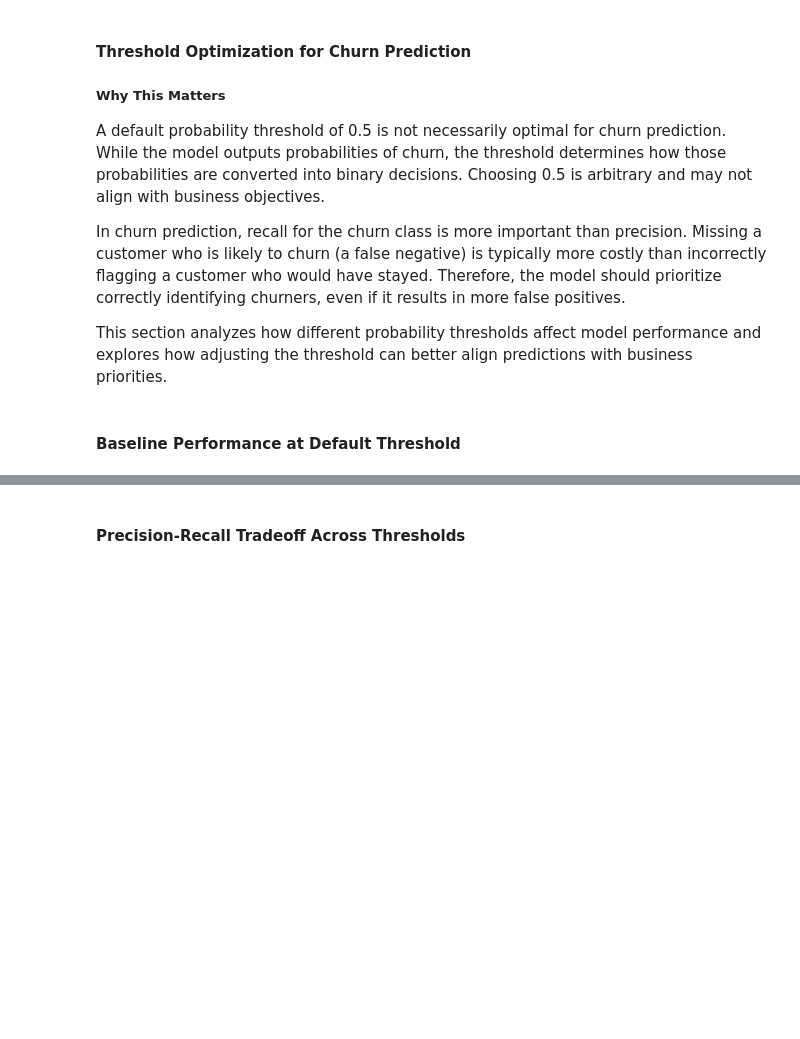
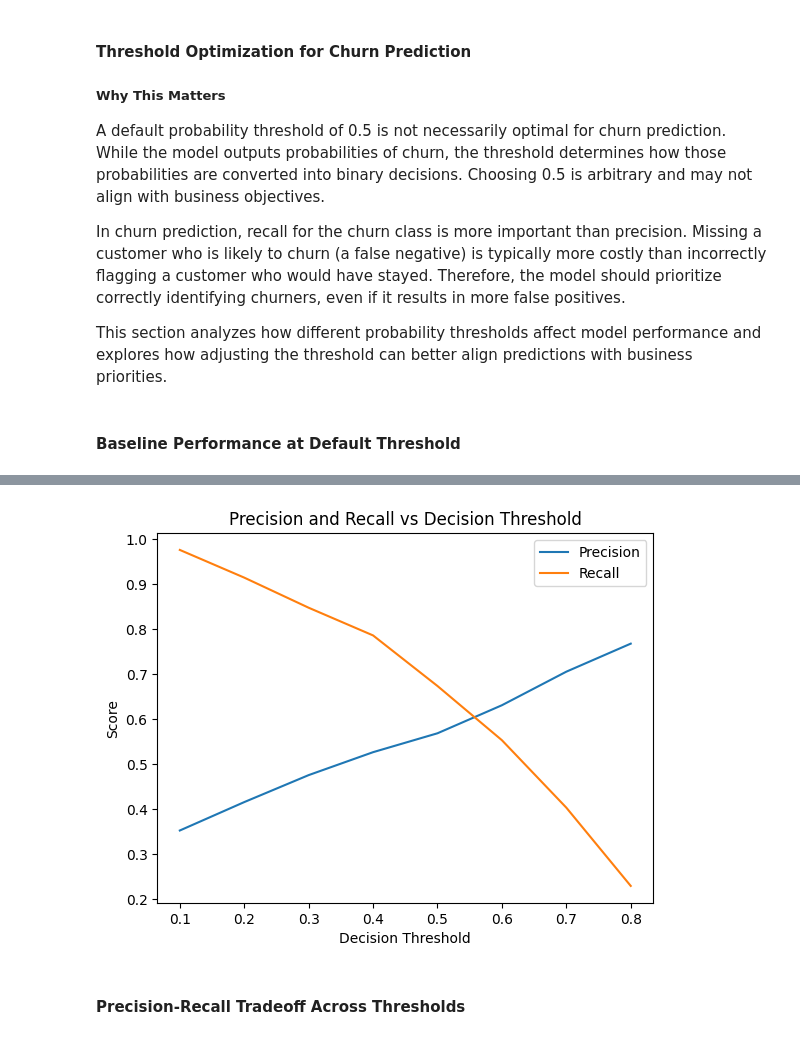
Before and after one commit to AvanishRawat/ml-churn-prediction, a Jupyter notebook: notebooks/02_preprocessing_and_baselines.ipynb, the cells around one changed output, grey strips where cells are left out. Saved outputs shown, nothing was run; the diff lists cells and outputs as text; code cells hidden in the pictures; blank space fills up the shorter version.

```diff
--- a/notebooks/02_preprocessing_and_baselines.ipynb
+++ b/notebooks/02_preprocessing_and_baselines.ipynb
@@ -345,3 +345,21 @@ In churn prediction, recall for the churn class is more important than precision
 This section analyzes how different probability thresholds affect model performance and explores how adjusting the threshold can better align predictions with business priorities.
 # %% [markdown]
 #### Baseline Performance at Default Threshold
+# %%
+y_proba = rf_pipeline.predict_proba(X_test)[:, 1]
+# %%
+thresholds = np.arange(0.1,0.9,0.1)
+# %%
+from sklearn.metrics import precision_score, recall_score
+results = []
+
+for threshold in thresholds:
+    y_pred = (y_proba >= threshold).astype(int)
+    results.append({
+        "Threshold": threshold,
+        "Precision": precision_score(y_test, y_pred),
+        "Recall": recall_score(y_test, y_pred),
+    })
+
+results_df = pd.DataFrame(results)
+results_df
@@ -348,3 +376,15 @@ This section analyzes how different probability thresholds affect model performa
+# %%
+import matplotlib.pyplot as plt
+plt.plot(results_df["Threshold"], results_df["Precision"], label="Precision")
+plt.plot(results_df["Threshold"], results_df["Recall"], label="Recall")
+
+plt.xlabel("Decision Threshold")
+plt.ylabel("Score")
+plt.title("Precision and Recall vs Decision Threshold")
+plt.legend()
+plt.show()
+# %% [output]
+[figure, added]
 # %% [markdown]
 #### Precision-Recall Tradeoff Across Thresholds
 # %% [markdown]
```
Also changed, not shown: parts of 1 cell of this notebook.
